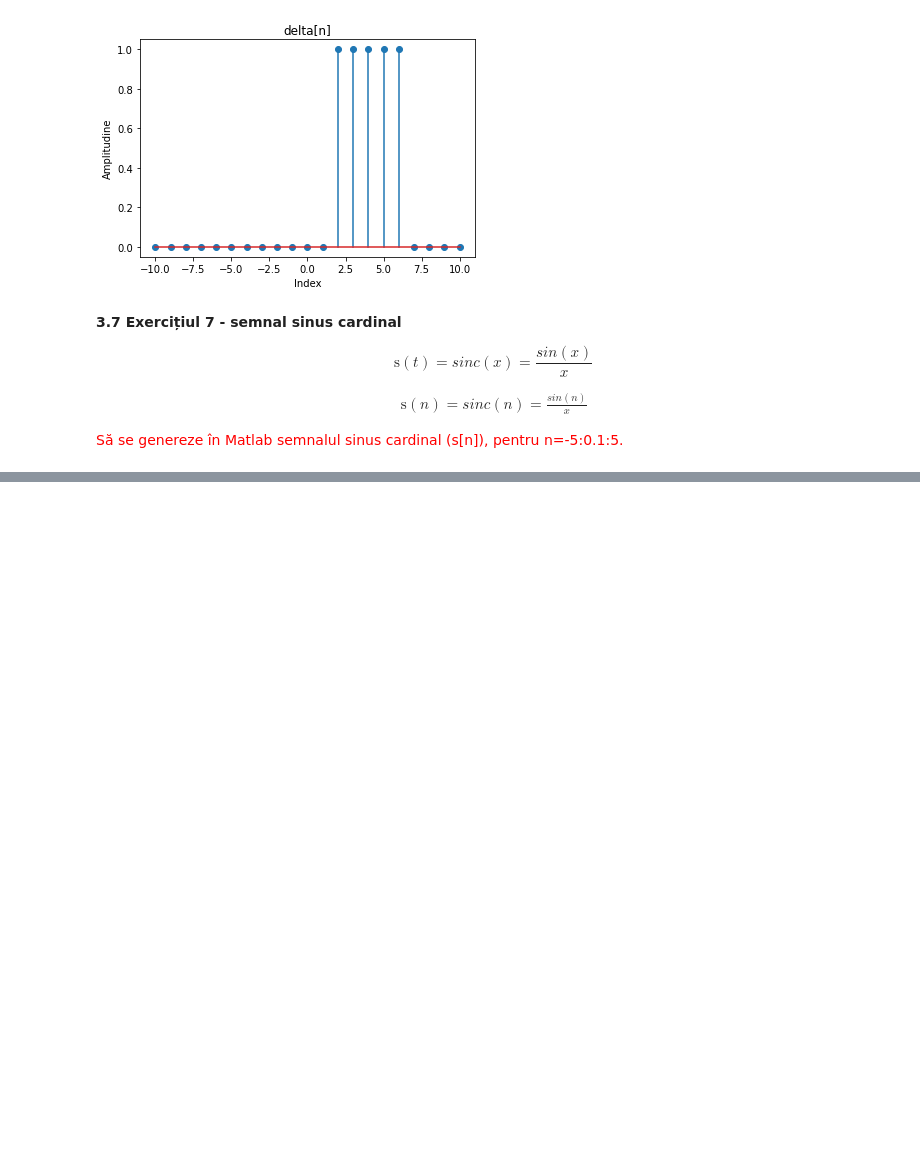
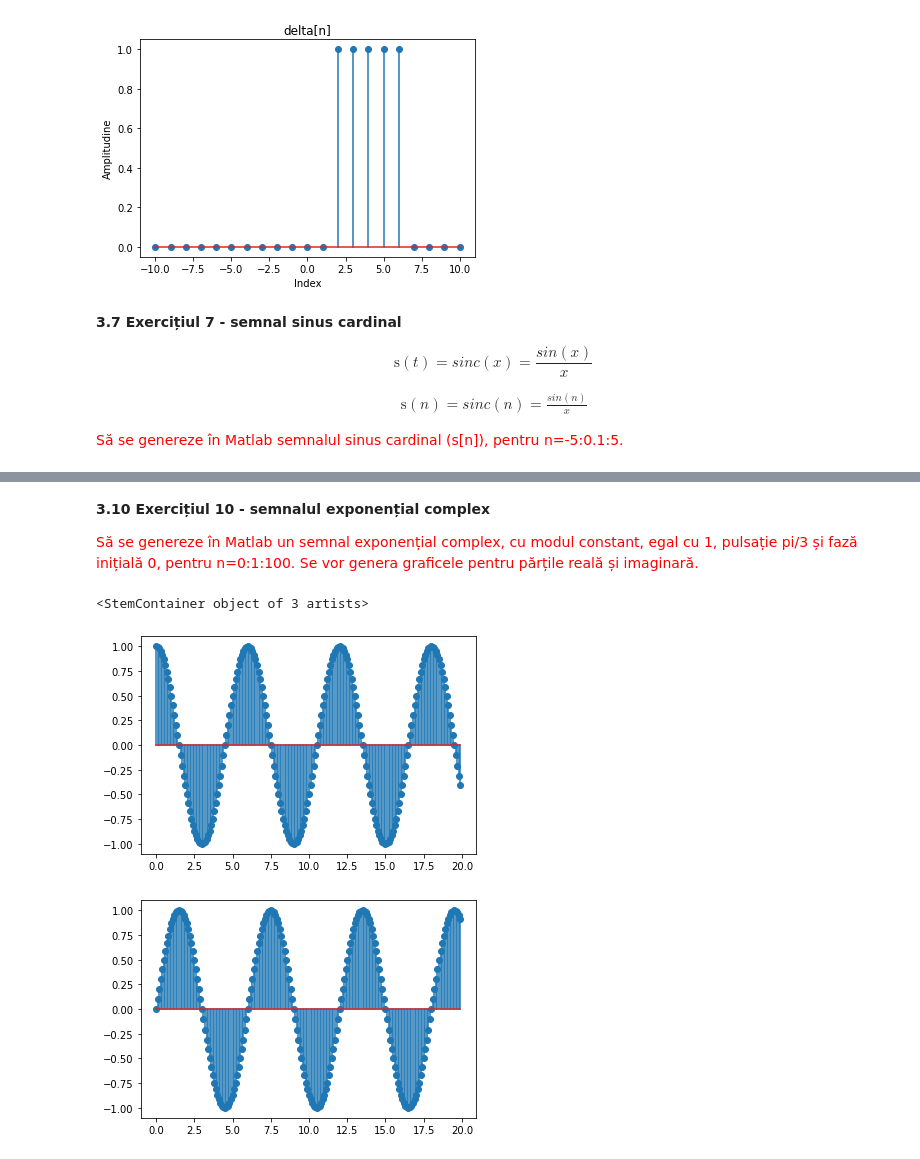
Before and after one commit to vladbstr/Python-Files-Tasks, a Jupyter notebook: lab2.ipynb, the cells around one changed output, grey strips where cells are left out. Saved outputs shown, nothing was run; the diff lists cells and outputs as text; code cells hidden in the pictures; blank space fills up the shorter version.

```diff
--- a/lab2.ipynb
+++ b/lab2.ipynb
@@ -200,0 +259,24 @@ TypeError: ignored
+# %% [markdown]
+**3.10 Exercițiul 10 - semnalul exponențial complex**
+
+<font color='red'>Să se genereze în Matlab un semnal exponențial complex, cu modul constant, egal cu 1,
+pulsație pi/3 și fază inițială 0, pentru n=0:1:100. Se vor genera graficele pentru părțile reală și
+imaginară.</font>
+# %%
+t = np.arange(0,20,0.1)
+
+freq = 1/6
+phi = 0
+amp = 1
+k = 2*np.pi*freq*t + phi
+
+s = amp * np.exp(1j* k)
+
+plt.stem(t, np.real(s))
+plt.figure()
+
+plt.stem(t, np.imag(s))
+# %% [output]
+<StemContainer object of 3 artists>
+[figure, added]
+[figure, added]
```
Also changed, not shown: parts of 12 cells of this notebook.
